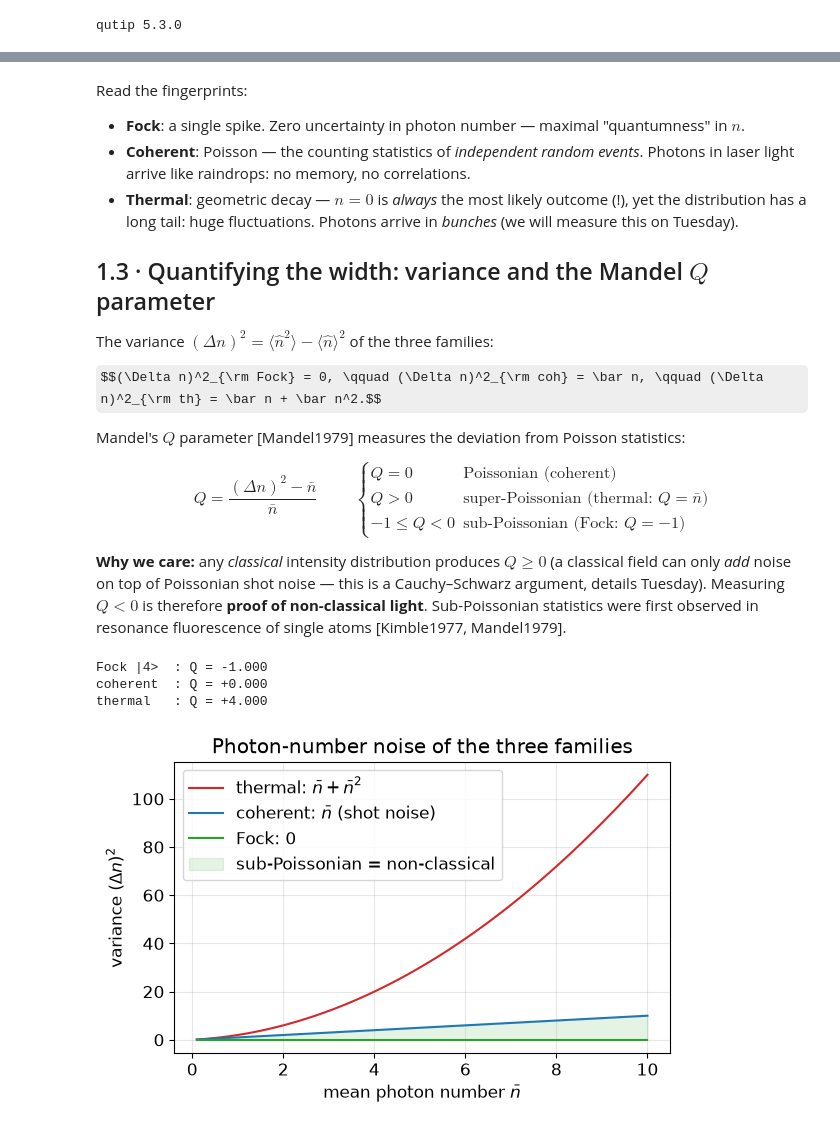
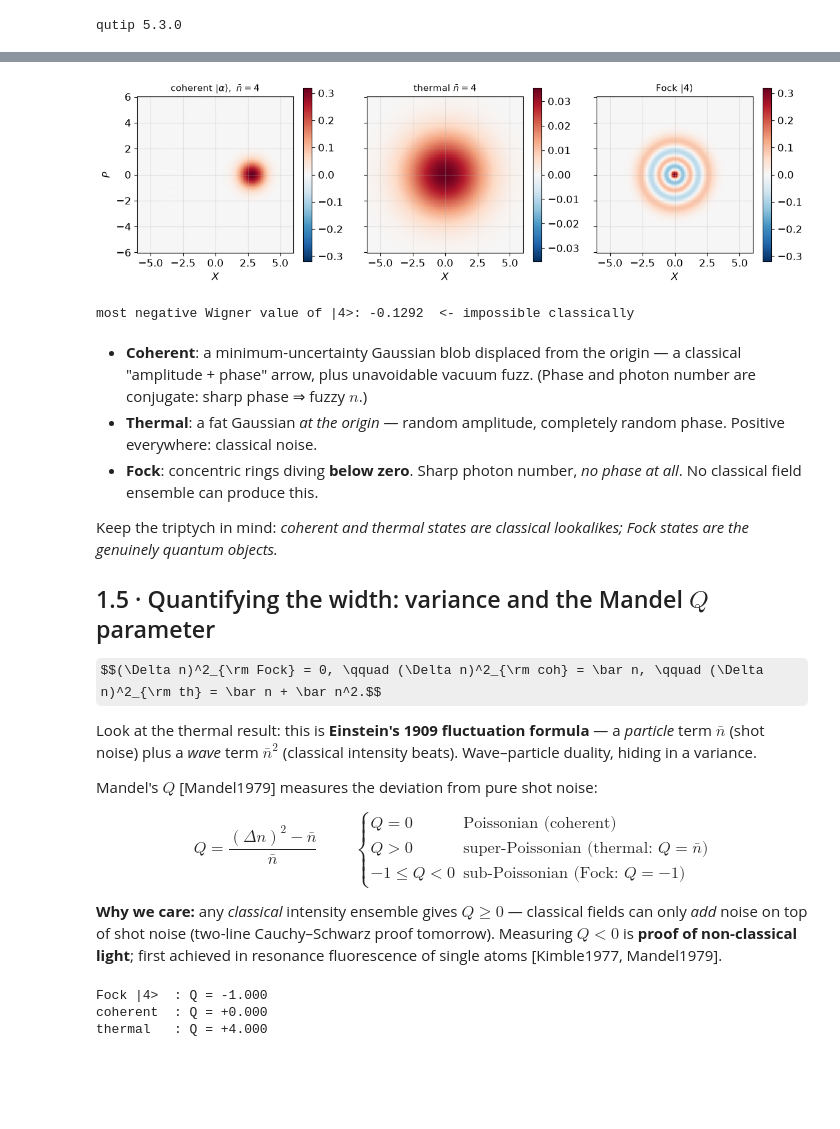
Before and after one commit to laserlab/CountingPhotons, a Jupyter notebook: lectures/01_QuantumLight_PhotonStatistics.ipynb, the cells around one changed output, grey strips where cells are left out. Drawn from its saved outputs; the diff is of its cells as text; code cells hidden in the pictures; some formulas as TeX source; blank space fills up the shorter version.

```diff
--- a/lectures/01_QuantumLight_PhotonStatistics.ipynb
+++ b/lectures/01_QuantumLight_PhotonStatistics.ipynb
@@ -127,17 +180,42 @@ plt.show()
+# %%
+# Wigner functions: coherent & thermal look classical; Fock states do not.
+xvec = np.linspace(-6, 6, 201)
+states_w = [(r"coherent $|\alpha\rangle,\ \bar{n}=4$", qutip.coherent(N, 2.0)),
+            (r"thermal $\bar{n}=4$", qutip.thermal_dm(N, 4.0)),
+            (r"Fock $|4\rangle$", qutip.fock(N, 4))]
+
+fig, axes = plt.subplots(1, 3, figsize=(12, 3.8), sharey=True)
+for ax, (label, st) in zip(axes, states_w):
+    W = qutip.wigner(st, xvec, xvec)
+    vmax = np.abs(W).max()
+    im = ax.pcolormesh(xvec, xvec, W, cmap="RdBu_r", vmin=-vmax, vmax=vmax)
+    ax.set_title(label, fontsize=11)
+    ax.set_xlabel("$X$")
+    ax.set_aspect("equal")
+    fig.colorbar(im, ax=ax, shrink=0.85)
+axes[0].set_ylabel("$P$")
+plt.tight_layout()
+plt.show()
+
+W_fock = qutip.wigner(qutip.fock(N, 4), xvec, xvec)
+print(f"most negative Wigner value of |4>: {W_fock.min():.4f}  <- impossible classically")
+# %% [output]
+[figure, added]
+most negative Wigner value of |4>: -0.1292  <- impossible classically
 # %% [markdown]
-Read the fingerprints:
+* **Coherent**: a minimum-uncertainty Gaussian blob displaced from the origin — a classical "amplitude + phase" arrow, plus unavoidable vacuum fuzz. (Phase and photon number are conjugate: sharp phase ⇒ fuzzy $n$.)
+* **Thermal**: a fat Gaussian *at the origin* — random amplitude, completely random phase. Positive everywhere: classical noise.
+* **Fock**: concentric rings diving **below zero**. Sharp photon number, *no phase at all*. No classical field ensemble can produce this.
 
-* **Fock**: a single spike. Zero uncertainty in photon number — maximal "quantumness" in $n$.
-* **Coherent**: Poisson — the counting statistics of *independent random events*. Photons in laser light arrive like raindrops: no memory, no correlations.
-* **Thermal**: geometric decay — $n=0$ is *always* the most likely outcome (!), yet the distribution has a long tail: huge fluctuations. Photons arrive in *bunches* (we will measure this on Tuesday).
+Keep the triptych in mind: *coherent and thermal states are classical lookalikes; Fock states are the genuinely quantum objects.*
 
-## 1.3 · Quantifying the width: variance and the Mandel $Q$ parameter
-
-The variance $(\Delta n)^2 = \langle \hat n^2\rangle - \langle \hat n\rangle^2$ of the three families:
+## 1.5 · Quantifying the width: variance and the Mandel $Q$ parameter
 
 $$(\Delta n)^2_{\rm Fock} = 0, \qquad (\Delta n)^2_{\rm coh} = \bar n, \qquad (\Delta n)^2_{\rm th} = \bar n + \bar n^2.$$
 
-Mandel's $Q$ parameter [Mandel1979] measures the deviation from Poisson statistics:
+Look at the thermal result: this is **Einstein's 1909 fluctuation formula** — a *particle* term $\bar n$ (shot noise) plus a *wave* term $\bar n^2$ (classical intensity beats). Wave–particle duality, hiding in a variance.
+
+Mandel's $Q$ [Mandel1979] measures the deviation from pure shot noise:
 
 $$\boxed{\;Q = \frac{(\Delta n)^2 - \bar n}{\bar n}\;}\qquad
 \begin{cases}
@@ -146,7 +224,7 @@ Q > 0 & \text{super-Poissonian (thermal: } Q = \bar n)\\
 -1 \le Q < 0 & \text{sub-Poissonian (Fock: } Q = -1)
 \end{cases}$$
 
-**Why we care:** any *classical* intensity distribution produces $Q \ge 0$ (a classical field can only *add* noise on top of Poissonian shot noise — this is a Cauchy–Schwarz argument, details Tuesday). Measuring $Q < 0$ is therefore **proof of non-classical light**. Sub-Poissonian statistics were first observed in resonance fluorescence of single atoms [Kimble1977, Mandel1979].
+**Why we care:** any *classical* intensity ensemble gives $Q \ge 0$ — classical fields can only *add* noise on top of shot noise (two-line Cauchy–Schwarz proof tomorrow). Measuring $Q < 0$ is **proof of non-classical light**; first achieved in resonance fluorescence of single atoms [Kimble1977, Mandel1979].
 # %%
 def mandel_Q(state) -> float:
     """Mandel Q parameter of a single-mode state.
@@ -168,21 +246,3 @@ for label, state in [("Fock |4>  ", psi_fock),
 Fock |4>  : Q = -1.000
 coherent  : Q = +0.000
 thermal   : Q = +4.000
-# %%
-# Variance vs mean photon number - the three families as curves.
-nbars = np.linspace(0.1, 10, 100)
-
-fig, ax = plt.subplots()
-ax.plot(nbars, nbars + nbars**2, color="tab:red", label="thermal: $\\bar{n}+\\bar{n}^2$")
-ax.plot(nbars, nbars, color="tab:blue", label="coherent: $\\bar{n}$ (shot noise)")
-ax.plot(nbars, 0 * nbars, color="tab:green", label="Fock: 0")
-ax.fill_between(nbars, 0 * nbars, nbars, color="tab:green", alpha=0.12,
-                label="sub-Poissonian = non-classical")
-ax.set_xlabel(r"mean photon number $\bar{n}$")
-ax.set_ylabel(r"variance $(\Delta n)^2$")
-ax.set_title("Photon-number noise of the three families")
-ax.legend()
-plt.tight_layout()
-plt.show()
-# %% [output]
-[figure, removed]
```
Also changed, not shown: parts of 22 cells of this notebook, 8 other files.
